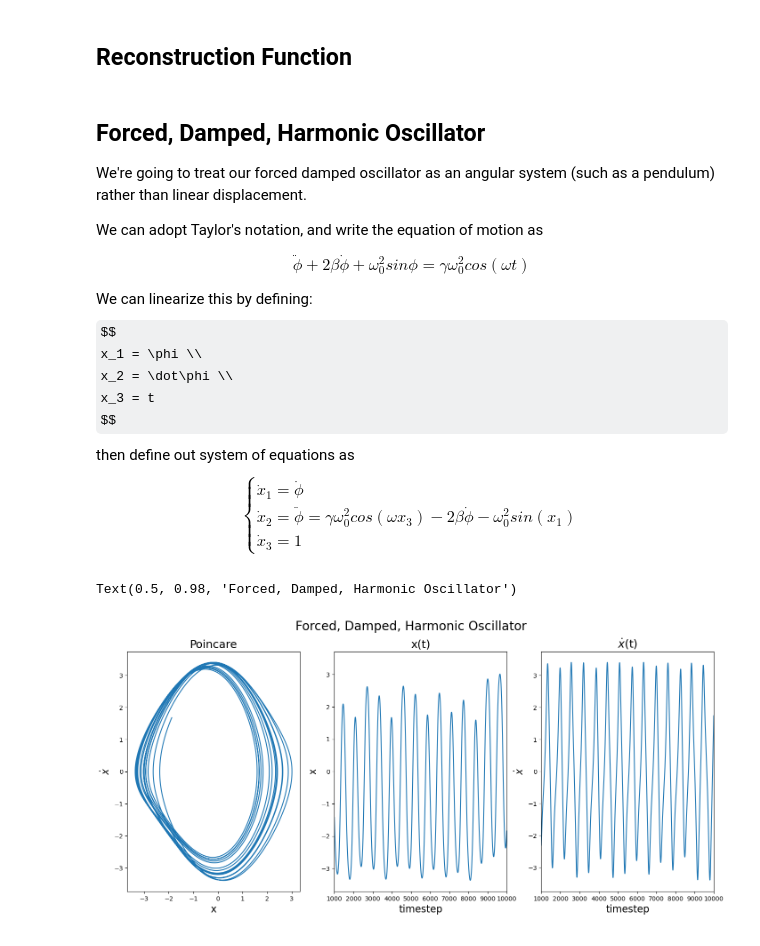
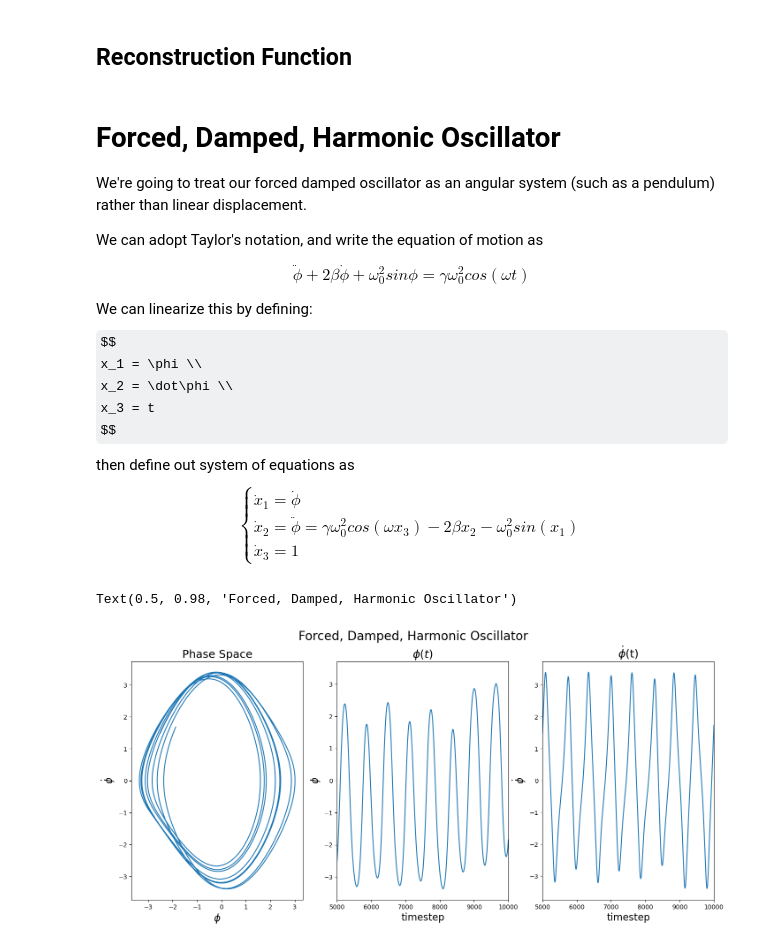
Before and after one commit to JosephWick/PhaseReconstruction, a Jupyter notebook: example_osc.ipynb, the cells around one changed output. Saved outputs shown, nothing was run; the diff lists cells and outputs as text; code cells hidden in the pictures; some formulas as TeX source.

```diff
--- a/example_osc.ipynb
+++ b/example_osc.ipynb
@@ -19,7 +21,7 @@ def reconstructPhase(sv, tau, n):
 
     return state
 # %% [markdown]
-## Forced, Damped, Harmonic Oscillator
+# Forced, Damped, Harmonic Oscillator
 
 We're going to treat our forced damped oscillator as an angular system (such as a pendulum) rather than linear displacement.
 
@@ -39,7 +41,7 @@ then define out system of equations as
 $$
 \begin{cases}
       \dot{x}_1 = \dot{\phi} \\
-      \dot{x}_2 = \ddot{\phi} = \gamma \omega_0^2 cos(\omega x_3) - 2\beta\dot{\phi} - \omega_0^2sin(x_1) \\
+      \dot{x}_2 = \ddot{\phi} = \gamma \omega_0^2 cos(\omega x_3) - 2\beta x_2 - \omega_0^2sin(x_1) \\
       \dot{x}_3 = 1
    \end{cases}
 $$
@@ -70,33 +72,33 @@ Y = scipy.integrate.odeint(derivatives, y0=y0, t=t, tfirst=True)
 # %%
 %matplotlib inline
 
 # Let's check that we've got chaos
 fig, axs = plt.subplots(1,3, figsize=(17,7))
 
 x = Y[:,0]
 xdot = Y[:,1]
 
-t0=1000
-t1=10000
+t0=5000
+t1=T
 
 axs[0].plot(x[t0:t1],xdot[t0:t1])
-axs[0].set_xlabel('x', fontsize=16)
-axs[0].set_ylabel(r'$\dot{x}$', fontsize=16)
-axs[0].set_title('Poincare', fontsize=18)
+axs[0].set_xlabel(r'$\phi$', fontsize=16)
+axs[0].set_ylabel(r'$\dot{\phi}$', fontsize=16)
+axs[0].set_title('Phase Space', fontsize=18)
 
 axs[1].plot(x)
 axs[1].set_xlim(t0,t1)
 axs[1].set_xlabel('timestep', fontsize=16)
-axs[1].set_ylabel('x', fontsize=16)
-axs[1].set_title('x(t)', fontsize=18)
+axs[1].set_ylabel(r'$\phi$', fontsize=16)
+axs[1].set_title(r'$\phi(t)$', fontsize=18)
 
 axs[2].plot(xdot)
 axs[2].set_xlim(t0,t1)
 axs[2].set_xlabel('timestep', fontsize=16)
-axs[2].set_ylabel(r'$\dot{x}$', fontsize=16)
-axs[2].set_title(r'$\dot{x}$(t)', fontsize=18)
+axs[2].set_ylabel(r'$\dot{\phi}$', fontsize=16)
+axs[2].set_title(r'$\dot{\phi}$(t)', fontsize=18)
 
 plt.suptitle('Forced, Damped, Harmonic Oscillator', fontsize=20)
 # %% [output]
 Text(0.5, 0.98, 'Forced, Damped, Harmonic Oscillator')
-[figure, old version]
+[figure, new version]
```
Also changed, not shown: parts of 19 cells of this notebook, 1 other file.
